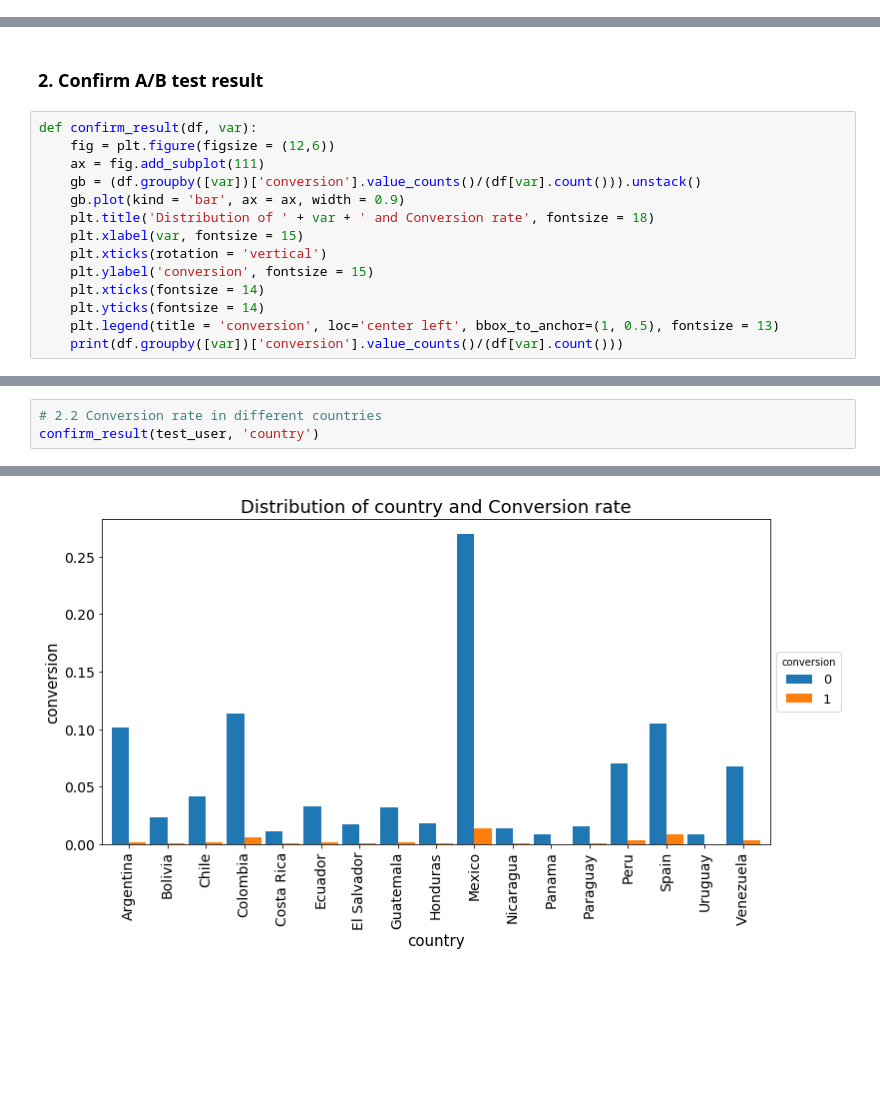
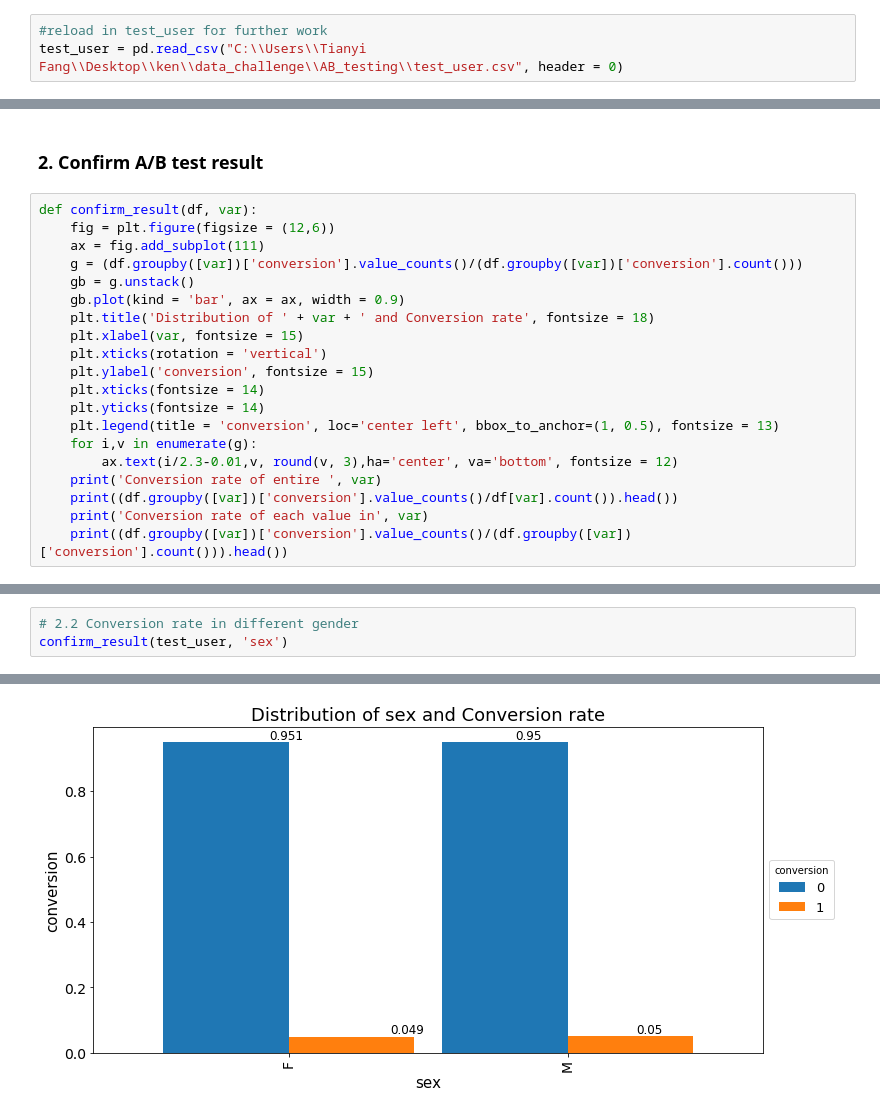
Before and after one commit to joyceft/TakeHomeDataChallenge, a Jupyter notebook: ABTesting/Spanish_ABtesting.ipynb, the cells around one changed output, grey strips where cells are left out. Cells and saved outputs as stored; diff of their text form; blank space fills up the shorter version.

```diff
--- a/ABTesting/Spanish_ABtesting.ipynb
+++ b/ABTesting/Spanish_ABtesting.ipynb
@@ -236,0 +227,3 @@ test_user.to_csv("test_user.csv")
+# %%
+#reload in test_user for further work
+test_user = pd.read_csv("C:\\Users\\Tianyi Fang\\Desktop\\ken\\data_challenge\\AB_testing\\test_user.csv", header = 0)
@@ -240,7 +245,8 @@ test_user.to_csv("test_user.csv")
 def confirm_result(df, var):
     fig = plt.figure(figsize = (12,6))
     ax = fig.add_subplot(111)
-    gb = (df.groupby([var])['conversion'].value_counts()/(df[var].count())).unstack()
+    g = (df.groupby([var])['conversion'].value_counts()/(df.groupby([var])['conversion'].count()))
+    gb = g.unstack()
     gb.plot(kind = 'bar', ax = ax, width = 0.9)
     plt.title('Distribution of ' + var + ' and Conversion rate', fontsize = 18)
     plt.xlabel(var, fontsize = 15)
@@ -249,4 +255,9 @@ def confirm_result(df, var):
     plt.xticks(fontsize = 14)
     plt.yticks(fontsize = 14)
     plt.legend(title = 'conversion', loc='center left', bbox_to_anchor=(1, 0.5), fontsize = 13)
-    print(df.groupby([var])['conversion'].value_counts()/(df[var].count()))
+    for i,v in enumerate(g):
+        ax.text(i/2.3-0.01,v, round(v, 3),ha='center', va='bottom', fontsize = 12)
+    print('Conversion rate of entire ', var)
+    print((df.groupby([var])['conversion'].value_counts()/df[var].count()).head())
+    print('Conversion rate of each value in', var)
+    print((df.groupby([var])['conversion'].value_counts()/(df.groupby([var])['conversion'].count())).head())
@@ -264,4 +349,4 @@ Name: conversion, dtype: float64
 # %%
-# 2.2 Conversion rate in different countries
-confirm_result(test_user, 'country')
+# 2.2 Conversion rate in different gender
+confirm_result(test_user, 'sex')
 # %% [output]
@@ -285 +367 @@ Name: conversion, dtype: float64
-[figure, old version]
+[figure, new version]
```
Also changed, not shown: parts of 14 cells of this notebook.
